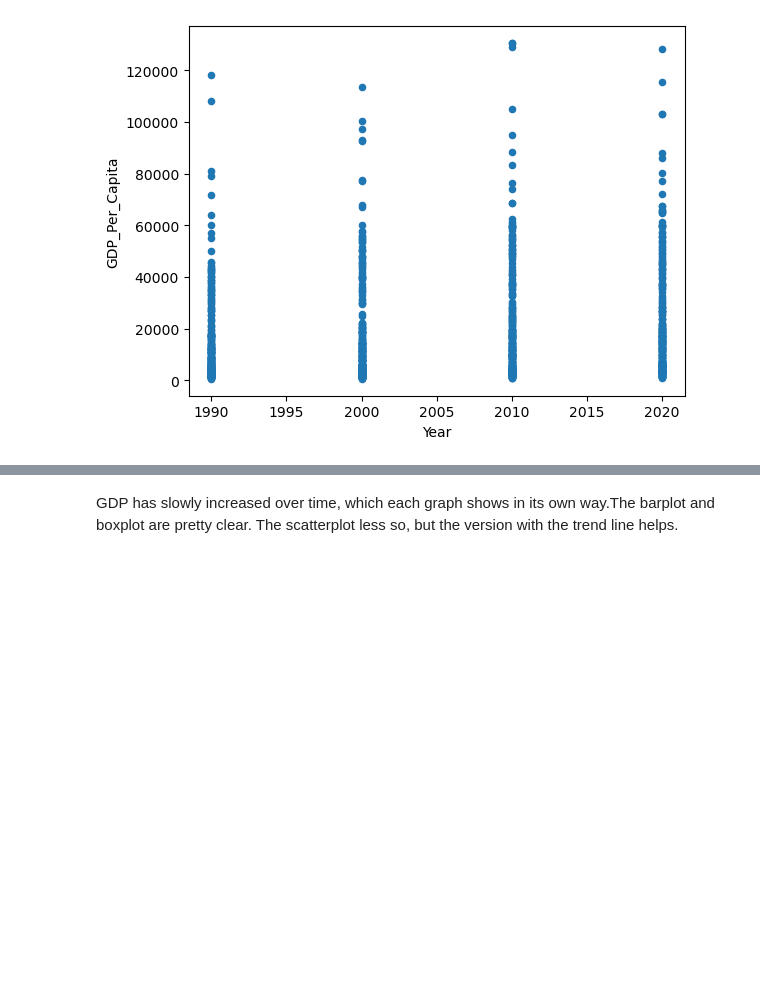
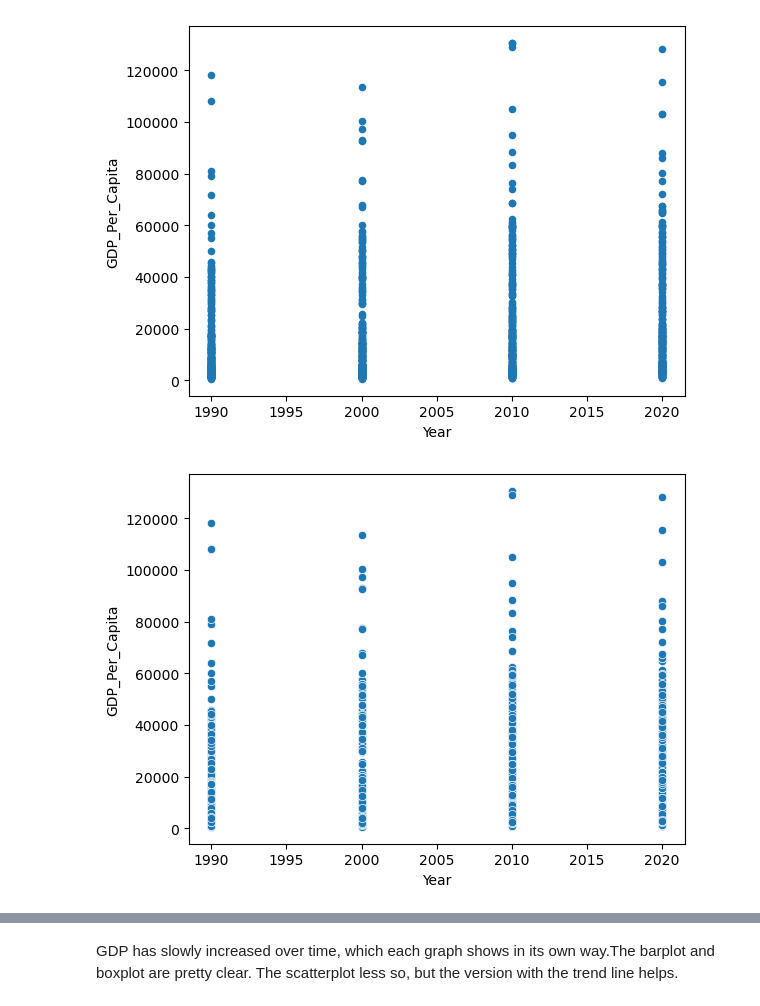
Before and after one commit to NSS-Full-Time-Data-Analytics-16/un-project-dzapata915, a Jupyter notebook: notebooks/un_project.ipynb, the cells around one changed output, grey strips where cells are left out. Drawn from its saved outputs; the diff is of its cells as text; code cells hidden in the pictures; blank space fills up the shorter version.

```diff
--- a/notebooks/un_project.ipynb
+++ b/notebooks/un_project.ipynb
@@ -313,4 +346,8 @@ gdp_decades.plot(kind='scatter', x='Year', y='GDP_Per_Capita')
 # %% [output]
 <Axes: xlabel='Year', ylabel='GDP_Per_Capita'>
 [figure]
+# %%
+sns.scatterplot(data = gdp_decades, x ='Year', y= 'GDP_Per_Capita');
+# %% [output]
+[figure, added]
 # %%
```
Also changed, not shown: parts of 48 cells of this notebook.
